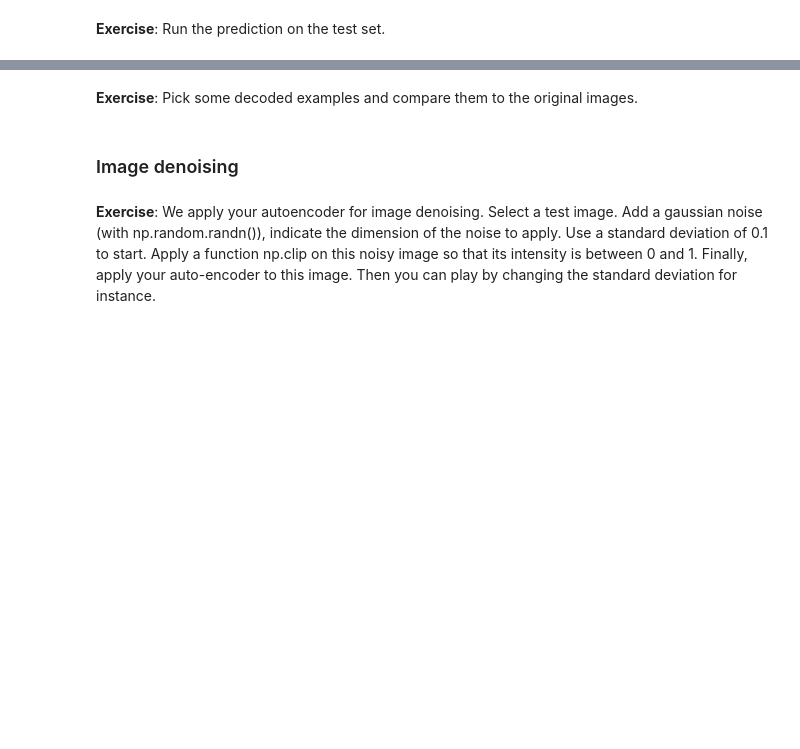
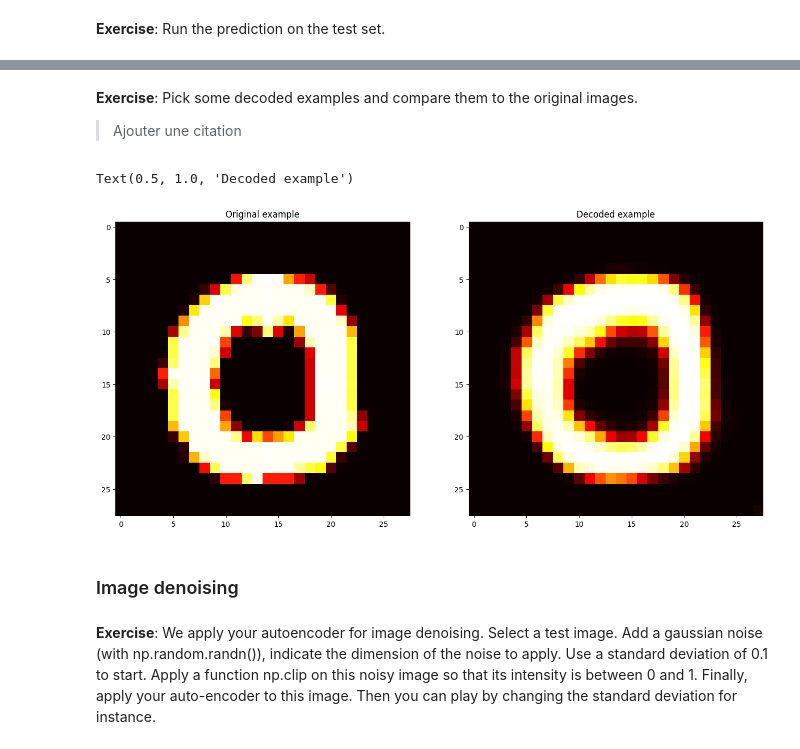
Before and after one commit to SantiagoM1227/TP_notebooks, a Jupyter notebook: English_version/TP_Bonus/TP_Keras_MNIST_autoencoder.ipynb, the cells around one changed output, grey strips where cells are left out. Cells and saved outputs as stored; diff of their text form; code cells hidden in the pictures; blank space fills up the shorter version.

```diff
--- a/English_version/TP_Bonus/TP_Keras_MNIST_autoencoder.ipynb
+++ b/English_version/TP_Bonus/TP_Keras_MNIST_autoencoder.ipynb
@@ -298,0 +313,2 @@ X_pred_test = #TO DO
+# %%
+X_pred_test = new_model.predict(X_test)
@@ -299,2 +317,4 @@ X_pred_test = #TO DO
 # %% [markdown]
 **Exercise**: Pick some decoded examples and compare them to the original images.
+
+> Ajouter une citation
@@ -303,3 +321,18 @@ X_pred_test = #TO DO
+# %%
+i = np.random.randint(0,X_test.shape[0])
+plt.figure(figsize = (16,9))
+plt.subplot(121)
+
+plt.imshow(X_test[i,:,:,0])
+plt.set_cmap('hot')
+plt.title("Original example")
+
+plt.subplot(122)
+plt.imshow(X_pred_test[i,:,:,0])
+plt.title("Decoded example")
+# %% [output]
+Text(0.5, 1.0, 'Decoded example')
+[figure, added]
 # %% [markdown]
 ### Image denoising
 # %% [markdown]
```
Also changed, not shown: parts of 14 cells of this notebook.
